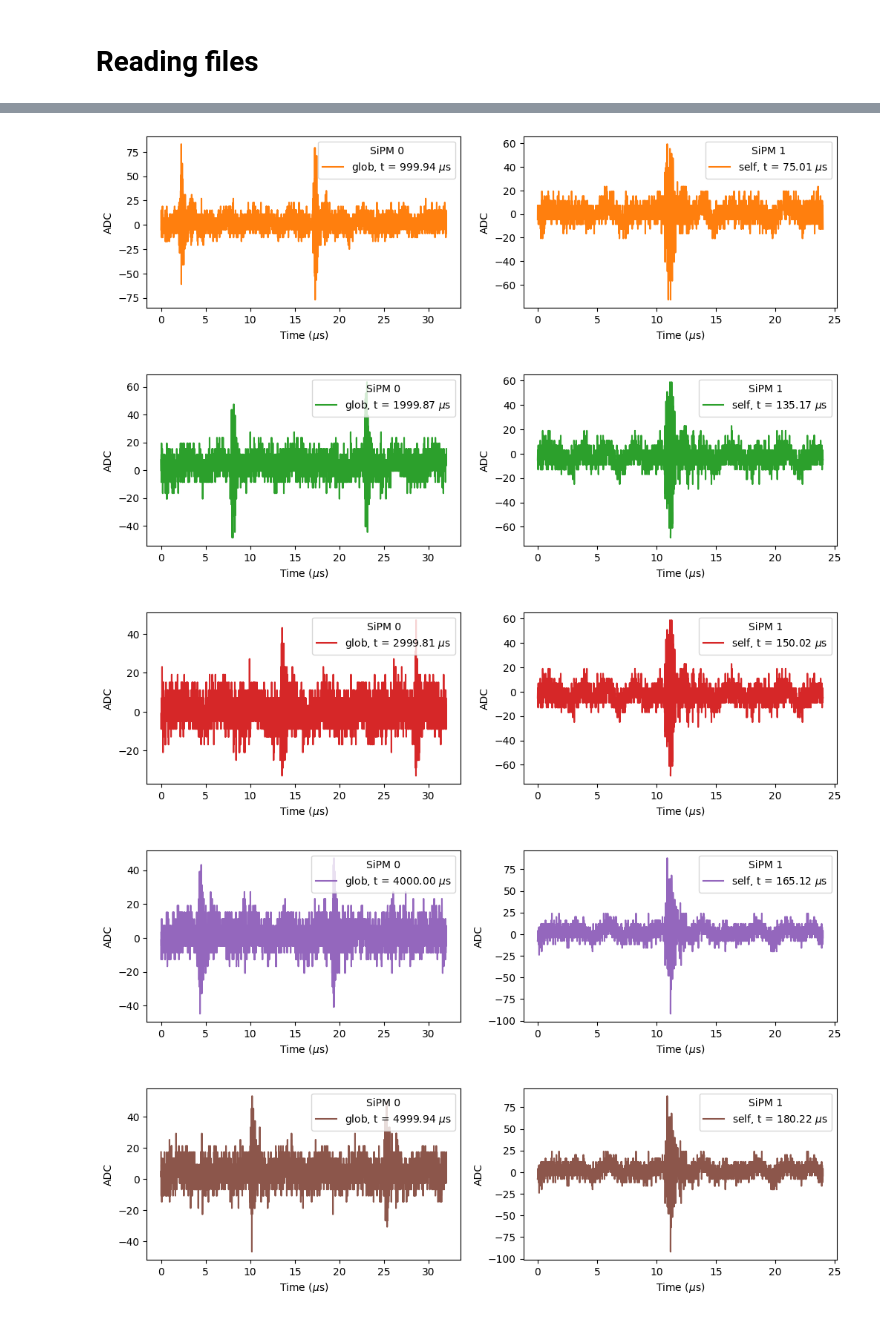
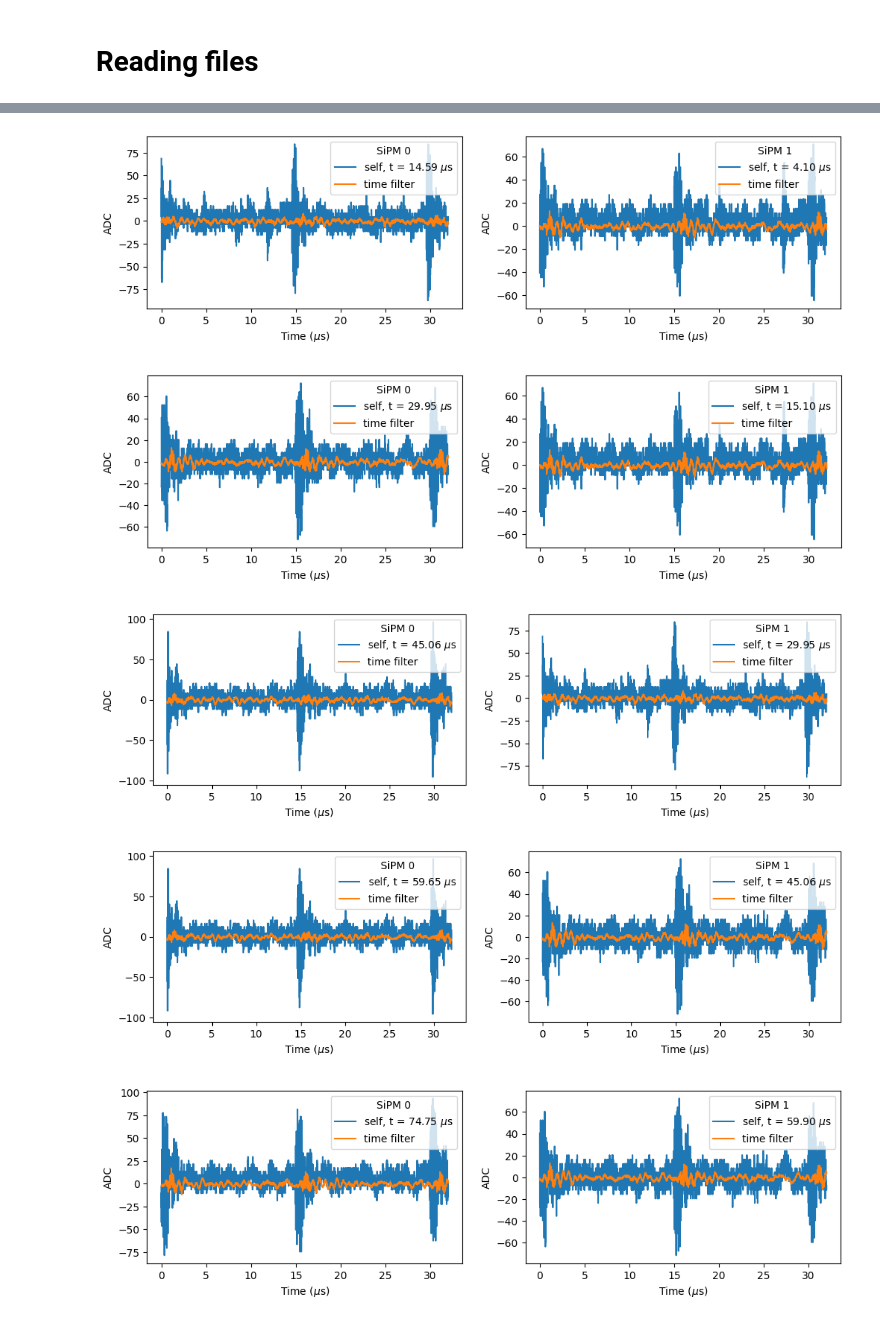
Before and after one commit to valerioda/pycaendaq, a Jupyter notebook: notebooks/demo_dpppha.ipynb, the cells around one changed output, grey strips where cells are left out. Drawn from its saved outputs; the diff is of its cells as text; code cells hidden in the pictures.

```diff
--- a/notebooks/demo_dpppha.ipynb
+++ b/notebooks/demo_dpppha.ipynb
@@ -218,7 +218,7 @@ def decode_high_flag(value):
             active_flags += f"{name}"
     return active_flags
 # %%
-raw_file = ["/home/legendaryno/tmp/dpp_test_20251223T172945Z.lh5"]
+raw_file = ["/home/legendaryno/tmp/dpp_test_th5_trise40_20251223T175642Z.lh5"]
 
 raw_data0 = lh5.read("ch000/raw",raw_file)
 raw_data1 = lh5.read("ch001/raw",raw_file)
@@ -228,6 +228,8 @@ timestamp0 = raw_data0.timestamp.nda
 timestamp1 = raw_data1.timestamp.nda
 wfs0 = raw_data0.waveform.values.nda
 wfs1 = raw_data1.waveform.values.nda
+time_filter0 = raw_data0.time_filter.values.nda
+time_filter1 = raw_data1.time_filter.values.nda
 flag_low0 = raw_data0.flag_low.nda
 flag_low1 = raw_data1.flag_low.nda
 print(wfs0.shape)
@@ -250,9 +252,11 @@ for i in range(10):#len(wfs0_bl)):
     else: flag1 = "glob"
     wfs0_bl[i] = wfs0[i] - np.mean(wfs0[i,:100])
     wfs1_bl[i] = wfs1[i] - np.mean(wfs1[i,:100])
-    if i < 10:
-        ax[0].plot(dts0,wfs0_bl[i],c=f"C{i}",label=fr"{flag0}, t = {ts0:.2f} $\mu$s")
-        ax[1].plot(dts1,wfs1_bl[i],c=f"C{i}",label=fr"{flag1}, t = {ts1:.2f} $\mu$s")
+
+    ax[0].plot(dts0,wfs0_bl[i],label=fr"{flag0}, t = {ts0:.2f} $\mu$s")
+    ax[0].plot(dts0,time_filter0[i],label="time filter")
+    ax[1].plot(dts1,wfs1_bl[i],label=fr"{flag1}, t = {ts1:.2f} $\mu$s")
+    ax[1].plot(dts1,time_filter1[i],label="time filter")
     #ax.set_xlim(3.5,5)
     #ax[0].set_ylim(-100,500)
     ax[0].legend(title="SiPM 0",loc="upper right")
@@ -266,5 +270,5 @@ for i in range(10):#len(wfs0_bl)):
-[figure, old version]
+[figure, new version]
-[figure, old version]
+[figure, new version]
-[figure, old version]
+[figure, new version]
-[figure, old version]
+[figure, new version]
-[figure, old version]
+[figure, new version]
```
Also changed, not shown: parts of 2 cells of this notebook, 2 other files.
